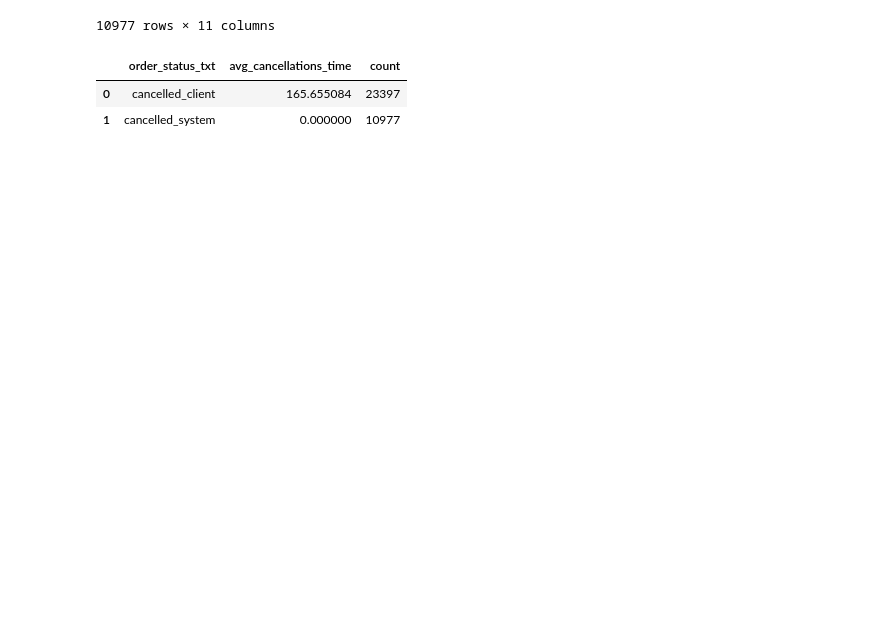
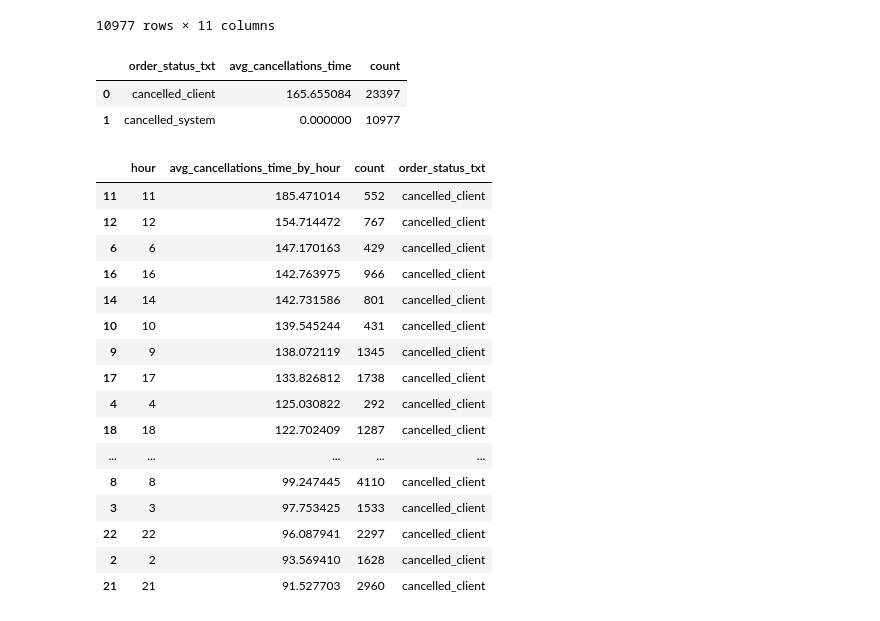
Before and after one commit to byshadowoz/Failed_orders_insights, a Jupyter notebook: EDA/EDA.ipynb, the cells around one changed output. Saved outputs shown, nothing was run; the diff lists cells and outputs as text; code cells hidden in the pictures; blank space fills up the shorter version.

```diff
--- a/EDA/EDA.ipynb
+++ b/EDA/EDA.ipynb
@@ -128,6 +128,8 @@ df[df['cancellations_time_in_seconds'].isna()]
 10977 rows × 11 columns
 # %%
 df['cancellations_time_in_seconds'] = df['cancellations_time_in_seconds'].fillna(0)
+# %%
+df['hour'] = df['order_datetime'].dt.hour
 # %%
 df.groupby('order_status_txt').agg(
     avg_cancellations_time=('cancellations_time_in_seconds', 'mean'),
@@ -137,3 +139,29 @@ df.groupby('order_status_txt').agg(
 |  | order_status_txt | avg_cancellations_time | count |
 | 0 | cancelled_client | 165.655084 | 23397 |
 | 1 | cancelled_system | 0.000000 | 10977 |
+# %%
+df_grouped = df.groupby('hour').agg(
+    avg_cancellations_time_by_hour=('cancellations_time_in_seconds', 'mean'),
+    count=('order_gk', 'count'),
+    order_status_txt=('order_status_txt', lambda x: x.mode()[0])
+).reset_index().sort_values(by='avg_cancellations_time_by_hour', ascending=False)
+# %%
+df_grouped
+# %% [output]
+|  | hour | avg_cancellations_time_by_hour | count | order_status_txt |
+| 11 | 11 | 185.471014 | 552 | cancelled_client |
+| 12 | 12 | 154.714472 | 767 | cancelled_client |
+| 6 | 6 | 147.170163 | 429 | cancelled_client |
+| 16 | 16 | 142.763975 | 966 | cancelled_client |
+| 14 | 14 | 142.731586 | 801 | cancelled_client |
+| 10 | 10 | 139.545244 | 431 | cancelled_client |
+| 9 | 9 | 138.072119 | 1345 | cancelled_client |
+| 17 | 17 | 133.826812 | 1738 | cancelled_client |
+| 4 | 4 | 125.030822 | 292 | cancelled_client |
+| 18 | 18 | 122.702409 | 1287 | cancelled_client |
+| ... | ... | ... | ... | ... |
+| 8 | 8 | 99.247445 | 4110 | cancelled_client |
+| 3 | 3 | 97.753425 | 1533 | cancelled_client |
+| 22 | 22 | 96.087941 | 2297 | cancelled_client |
+| 2 | 2 | 93.569410 | 1628 | cancelled_client |
+| 21 | 21 | 91.527703 | 2960 | cancelled_client |
```
Also changed, not shown: parts of 2 cells of this notebook.
